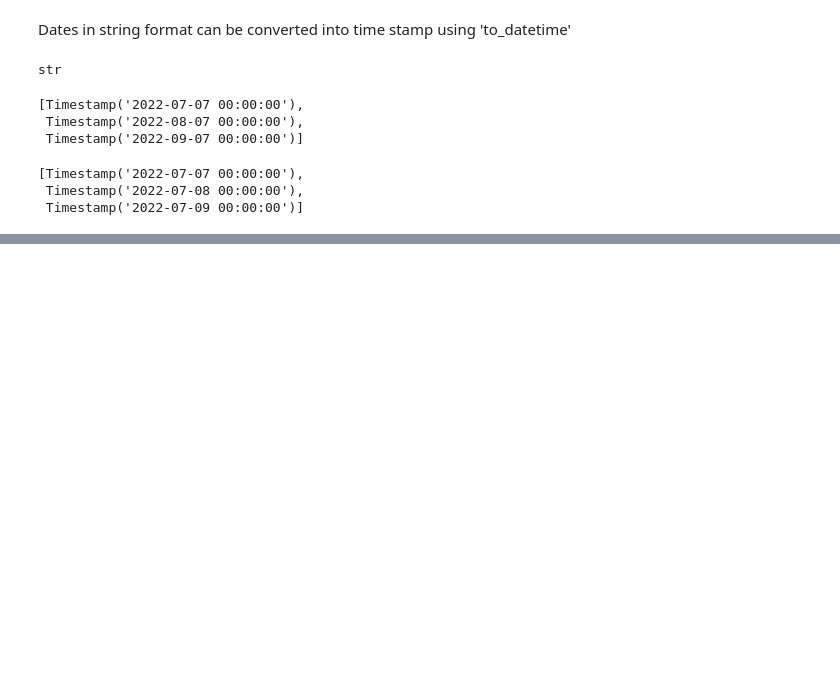
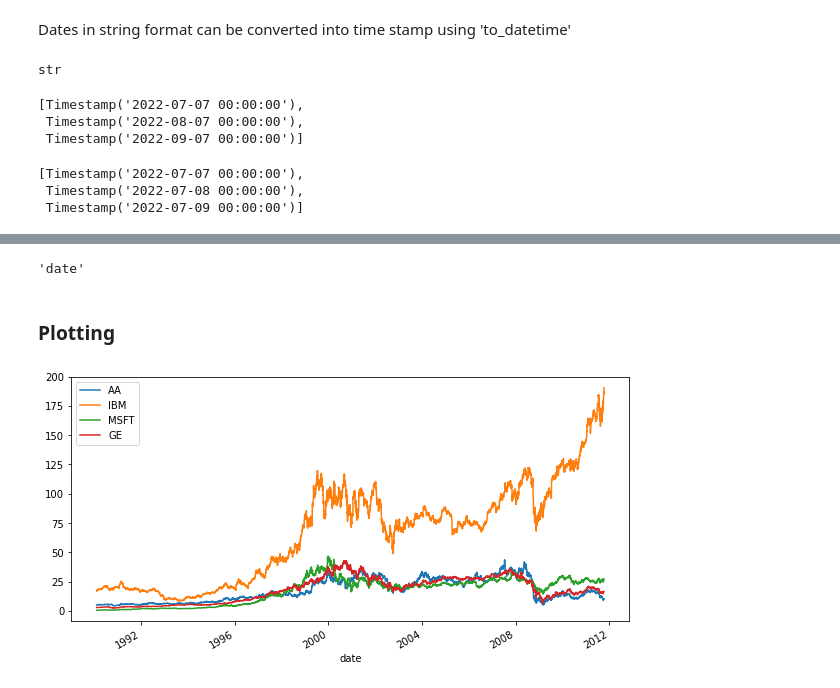
Before and after one commit to oderofrancis/pandas, a Jupyter notebook: pandas.ipynb, the cells around one changed output, grey strips where cells are left out. Saved outputs shown, nothing was run; the diff lists cells and outputs as text; code cells hidden in the pictures; blank space fills up the shorter version.

Commit message:
pandas new changes

```diff
--- a/pandas.ipynb
+++ b/pandas.ipynb
@@ -523,0 +618,10 @@ d
+# %%
+stock = '/home/afroteop/Documents/pythondsp-pandasguide-b936c3b43406/data/time/stocks.csv'
+
+stocks = pd.read_csv(stock,parse_dates=['date'],index_col='date')
+
+# stocks.head()
+# %%
+stocks = stocks.drop('Unnamed: 0', axis=1)
+
+stocks
@@ -523,0 +643,8 @@ d
+# %%
+#  checking the name of index before we perform analysis
+
+stocks.index.name
+# %% [output]
+'date'
+# %% [markdown]
+### Plotting
@@ -523,0 +653,8 @@ d
+# %%
+stocks = stocks.loc['1990':'2011', ['AA', 'IBM', 'MSFT', 'GE']]
+
+stocks.plot(figsize=(10,5))
+
+plt.show()
+# %% [output]
+[figure, added]
```
Also changed, not shown: parts of 23 cells of this notebook.
